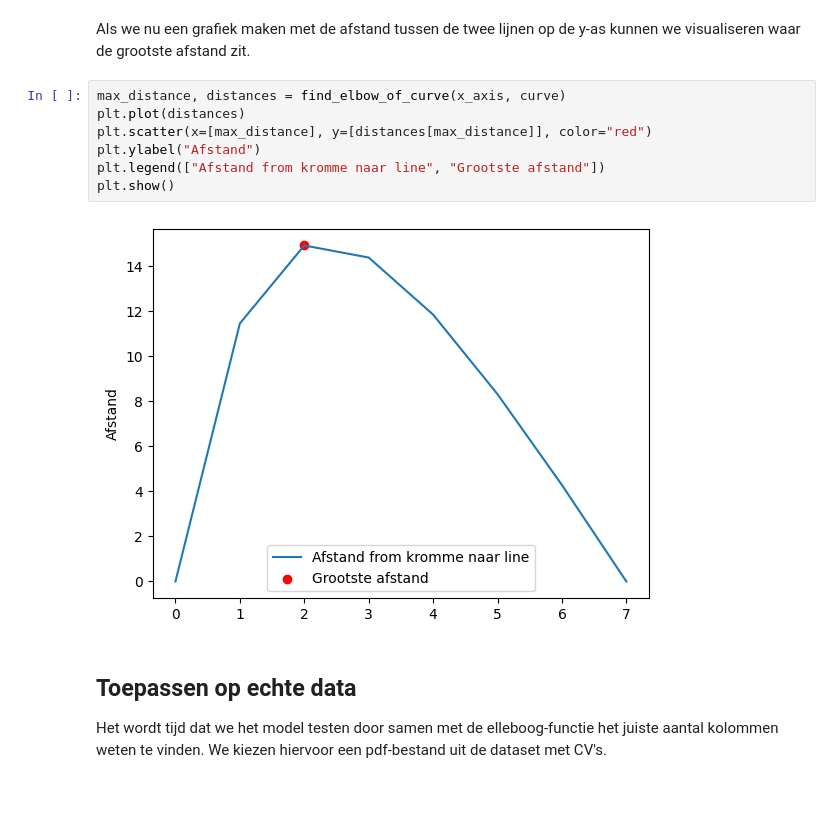
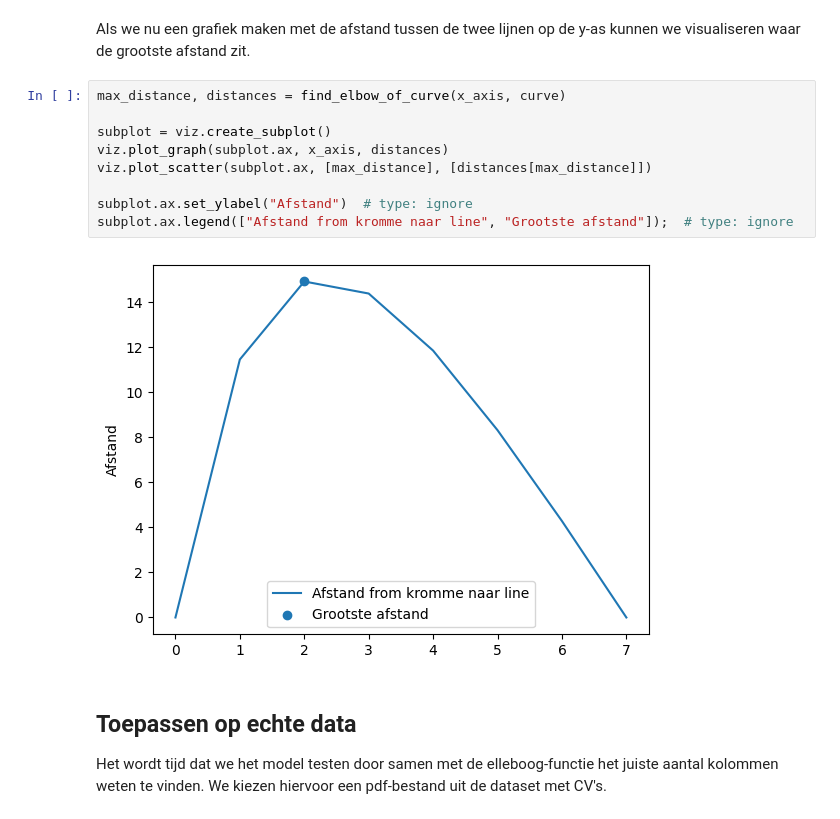
Before and after one commit to JBierenbroodspot/ipass-23-24, a Jupyter notebook: notebook/elleboog.ipynb, the cells around one changed output. Cells and saved outputs as stored; diff of their text form.

```diff
--- a/notebook/elleboog.ipynb
+++ b/notebook/elleboog.ipynb
@@ -94,13 +99,15 @@ Als we nu een grafiek maken met de afstand tussen de twee lijnen op de y-as
 kunnen we visualiseren waar de grootste afstand zit.
 # %%
 max_distance, distances = find_elbow_of_curve(x_axis, curve)
-plt.plot(distances)
-plt.scatter(x=[max_distance], y=[distances[max_distance]], color="red")
-plt.ylabel("Afstand")
-plt.legend(["Afstand from kromme naar line", "Grootste afstand"])
-plt.show()
+
+subplot = viz.create_subplot()
+viz.plot_graph(subplot.ax, x_axis, distances)
+viz.plot_scatter(subplot.ax, [max_distance], [distances[max_distance]])
+
+subplot.ax.set_ylabel("Afstand")  # type: ignore
+subplot.ax.legend(["Afstand from kromme naar line", "Grootste afstand"]);  # type: ignore
 # %% [output]
-[figure, old version]
+[figure, new version]
 # %% [markdown]
 ## Toepassen op echte data
 
```
Also changed, not shown: parts of 3 cells of this notebook, 10 other files.
